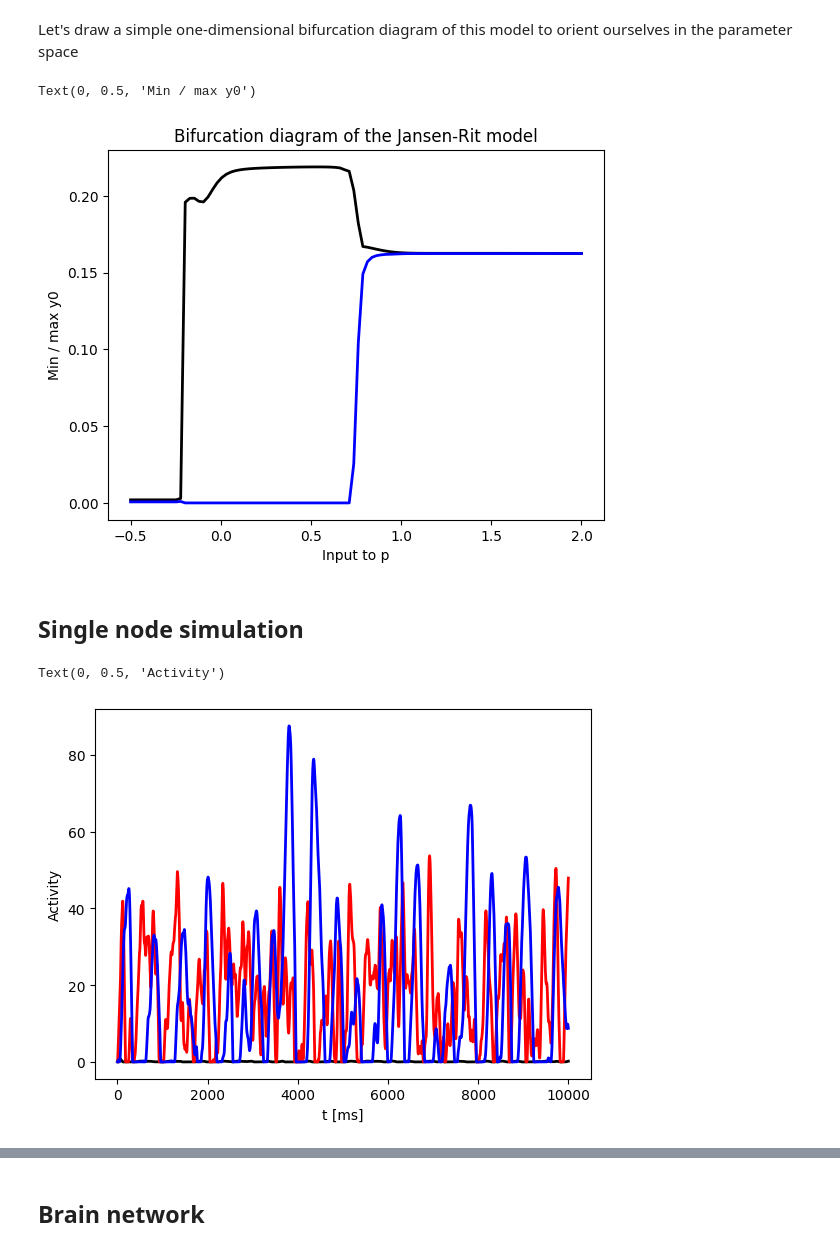
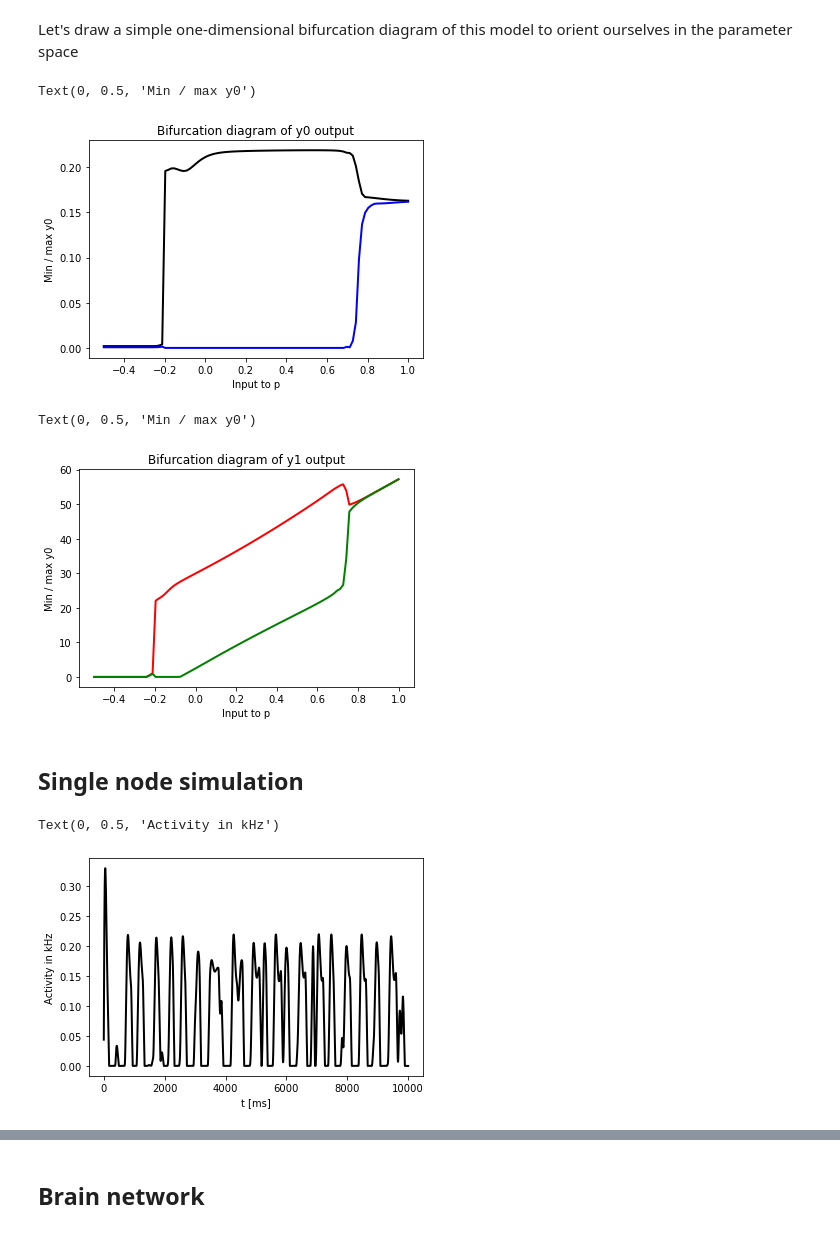
Before and after one commit to guhanou/neurolib, a Jupyter notebook: examples/example-0.9-jr.ipynb, the cells around one changed output, grey strips where cells are left out. Cells and saved outputs as stored; diff of their text form; code cells hidden in the pictures.

Commit message:
model fixes

```diff
--- a/examples/example-0.9-jr.ipynb
+++ b/examples/example-0.9-jr.ipynb
@@ -39,15 +36,10 @@ min_y0 = []
 max_y1 = []
 min_y1 = []
 # these are the different input values that we want to scan
-# p_input statisch nehmen (p_ext_start_value)
-p_inputs = np.linspace(-0.5, 2, 100)
+p_inputs = np.linspace(-0.5, 1, 100)
 for p_ext in p_inputs:
-    # Note: this has to be a vector since it is input for all nodes
-    # (but we have only one node in this example)
     model.params['p_ext'] = p_ext
     model.run()
-    # we add the maximum and the minimum of the last second of the
-    # simulation to a list
     max_y0.append(np.max(model.y0[0, -int(1000/model.params['dt']):]))
     min_y0.append(np.min(model.y0[0, -int(1000/model.params['dt']):]))
     max_y1.append(np.max(model.y1[0, -int(1000/model.params['dt']):]))
@@ -55,14 +47,22 @@ for p_ext in p_inputs:
 # %%
 plt.plot(p_inputs, max_y0, c='k', lw = 2)
 plt.plot(p_inputs, min_y0, c='b', lw = 2)
-#plt.plot(p_inputs, max_y1, c='r', lw = 2)
-#plt.plot(p_inputs, min_y1, c='g', lw = 2)
-plt.title("Bifurcation diagram of the Jansen-Rit model")
+plt.title("Bifurcation diagram of y0 output")
 plt.xlabel("Input to p")
 plt.ylabel("Min / max y0")
 # %% [output]
 Text(0, 0.5, 'Min / max y0')
-[figure, old version]
+[figure, new version]
+# %%
+
+plt.plot(p_inputs, max_y1, c='r', lw = 2)
+plt.plot(p_inputs, min_y1, c='g', lw = 2)
+plt.title("Bifurcation diagram of y1 output")
+plt.xlabel("Input to p")
+plt.ylabel("Min / max y0")
+# %% [output]
+Text(0, 0.5, 'Min / max y0')
+[figure, added]
 # %% [markdown]
 ## Single node simulation
 # %%
@@ -74,9 +73,7 @@ model.run()
 # %%
 plt.plot(model.t, model.y0.T, c='k', lw = 2)
-plt.plot(model.t, model.y1.T, c='r', lw = 2)
-plt.plot(model.t, model.y2.T, c='b', lw = 2)
 plt.xlabel("t [ms]")
-plt.ylabel("Activity")
+plt.ylabel("Activity in kHz")
 # %% [output]
-Text(0, 0.5, 'Activity')
+Text(0, 0.5, 'Activity in kHz')
-[figure, old version]
+[figure, new version]
```
Also changed, not shown: parts of 5 cells of this notebook, 3 other files.
